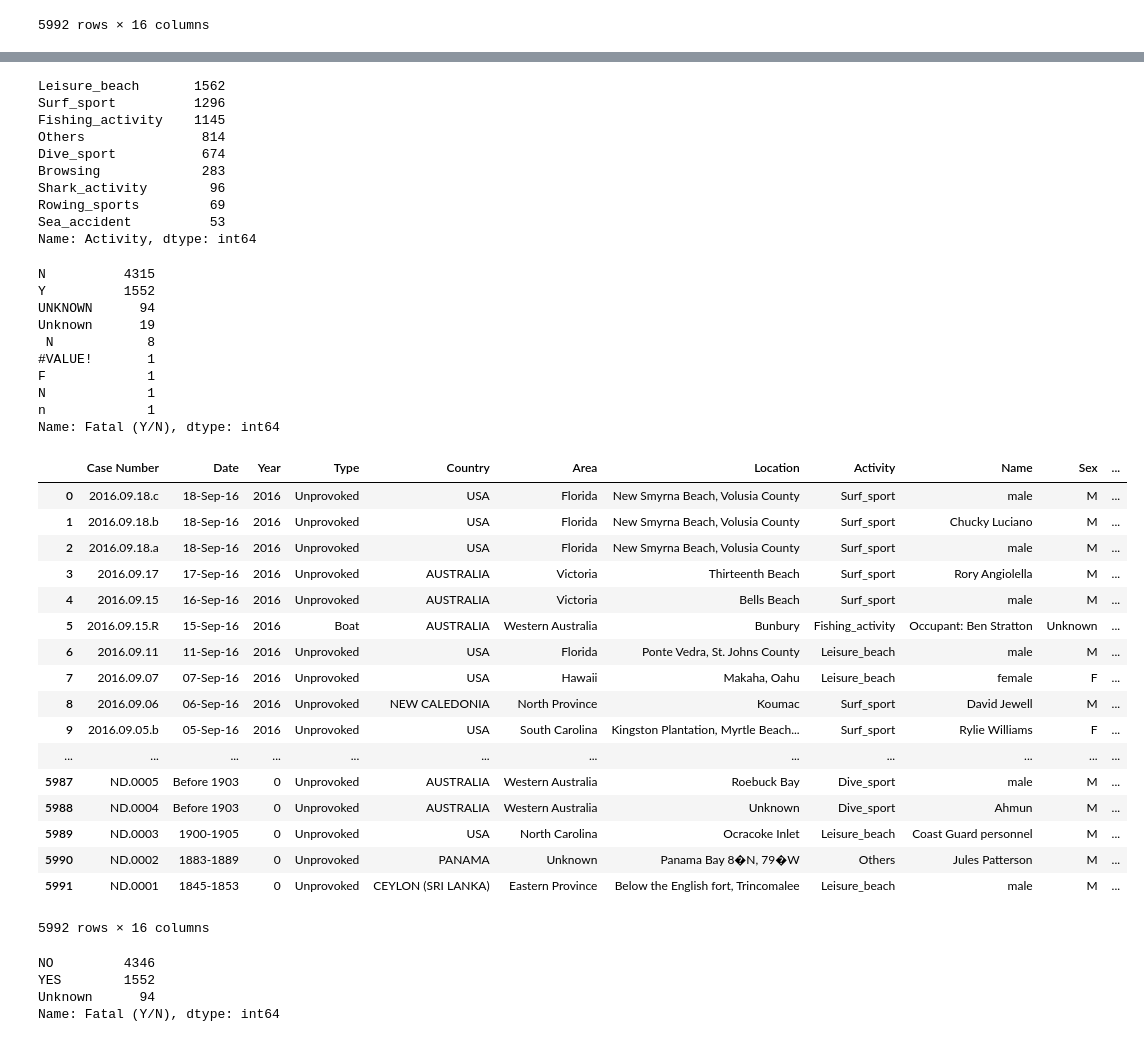
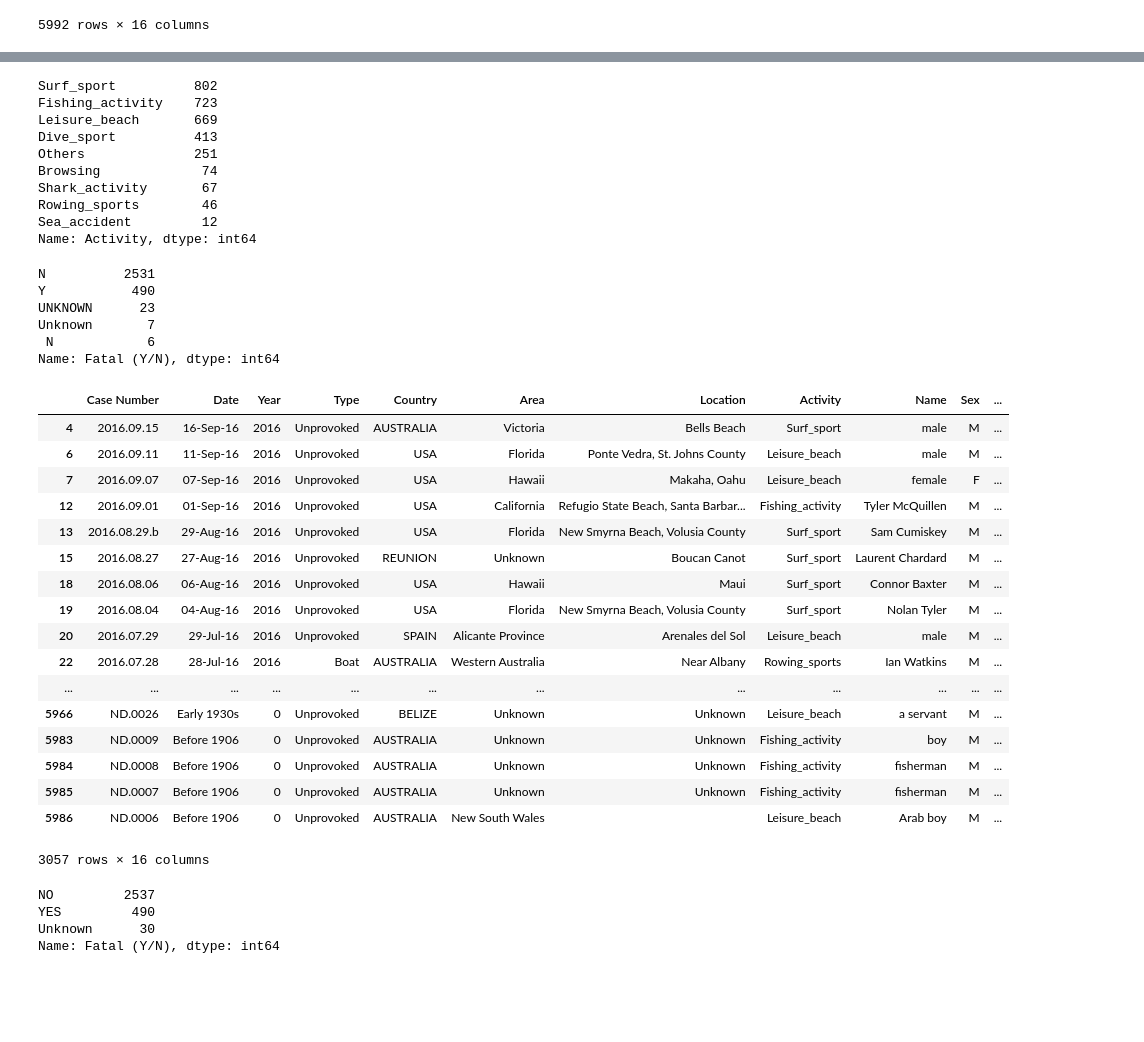
Before and after one commit to ironhack-datalabs/datamad0619, a Jupyter notebook: module-1/pandas-project/your-code/sharks-attack-data-cleaning.ipynb, the cells around one changed output, grey strips where cells are left out. Cells and saved outputs as stored; diff of their text form; code cells hidden in the pictures; blank space fills up the shorter version.

Commit message:
columnas que necesito limias

```diff
--- a/module-1/pandas-project/your-code/sharks-attack-data-cleaning.ipynb
+++ b/module-1/pandas-project/your-code/sharks-attack-data-cleaning.ipynb
@@ -251,7 +251,7 @@ Name: Species , Length: 1538, dtype: int64
 # %%
 #shark_attack_1 = shark_attack_1[shark_attack_1.line_race != 'Unknown']
 
-#shark_attack_1 = shark_attack_1.drop(shark_attack_1[shark_attack_1['Species ']=='Unknown'].index)
+shark_attack_1 = shark_attack_1.drop(shark_attack_1[shark_attack_1['Species ']=='Unknown'].index)
 # %%
 display(shark_attack_1)
 # %% [output]
@@ -321,65 +321,61 @@ display(shark_attack_1)
 # %%
 shark_attack_1["Activity"].value_counts()
 # %% [output]
-Leisure_beach       1562
-Surf_sport          1296
-Fishing_activity    1145
-Others               814
-Dive_sport           674
-Browsing             283
-Shark_activity        96
-Rowing_sports         69
-Sea_accident          53
+Surf_sport          802
+Fishing_activity    723
+Leisure_beach       669
+Dive_sport          413
+Others              251
+Browsing             74
+Shark_activity       67
+Rowing_sports        46
+Sea_accident         12
 Name: Activity, dtype: int64
 # %%
 shark_attack_1["Fatal (Y/N)"].value_counts()
 # %% [output]
-N          4315
-Y          1552
-UNKNOWN      94
-Unknown      19
- N            8
-#VALUE!       1
-F             1
-N             1
-n             1
+N          2531
+Y           490
+UNKNOWN      23
+Unknown       7
+ N            6
 Name: Fatal (Y/N), dtype: int64
 # %%
 def ataques_muerte(x):
     x = str(x)
-    if (re.search('UNKNOWN|Unknown', x)):
+    if (re.search('(UNKNOWN|Unknown)', x)):
         return 'Unknown'
     elif(re.search('\s*[Nn]|[F]\s*', x)):
         return 'NO'
     elif (re.search('\s*[Y]\s*', x)):
         return 'YES'
 
 
 shark_attack_1['Fatal (Y/N)']=shark_attack_1['Fatal (Y/N)'].apply(ataques_muerte)
 display(shark_attack_1)
 # %% [output]
 |  | Case Number | Date | Year | Type | Country | Area | Location | Activity | Name | Sex | ... |
-| 0 | 2016.09.18.c | 18-Sep-16 | 2016 | Unprovoked | USA | Florida | New Smyrna Beach, Volusia County | Surf_sport | male | M | ... |
-| 1 | 2016.09.18.b | 18-Sep-16 | 2016 | Unprovoked | USA | Florida | New Smyrna Beach, Volusia County | Surf_sport | Chucky Luciano | M | ... |
-| 2 | 2016.09.18.a | 18-Sep-16 | 2016 | Unprovoked | USA | Florida | New Smyrna Beach, Volusia County | Surf_sport | male | M | ... |
-| 3 | 2016.09.17 | 17-Sep-16 | 2016 | Unprovoked | AUSTRALIA | Victoria | Thirteenth Beach | Surf_sport | Rory Angiolella | M | ... |
 | 4 | 2016.09.15 | 16-Sep-16 | 2016 | Unprovoked | AUSTRALIA | Victoria | Bells Beach | Surf_sport | male | M | ... |
-| 5 | 2016.09.15.R | 15-Sep-16 | 2016 | Boat | AUSTRALIA | Western Australia | Bunbury | Fishing_activity | Occupant: Ben Stratton | Unknown | ... |
 | 6 | 2016.09.11 | 11-Sep-16 | 2016 | Unprovoked | USA | Florida | Ponte Vedra, St. Johns County | Leisure_beach | male | M | ... |
 | 7 | 2016.09.07 | 07-Sep-16 | 2016 | Unprovoked | USA | Hawaii | Makaha, Oahu | Leisure_beach | female | F | ... |
-| 8 | 2016.09.06 | 06-Sep-16 | 2016 | Unprovoked | NEW CALEDONIA | North Province | Koumac | Surf_sport | David Jewell | M | ... |
-| 9 | 2016.09.05.b | 05-Sep-16 | 2016 | Unprovoked | USA | South Carolina | Kingston Plantation, Myrtle Beach... | Surf_sport | Rylie Williams | F | ... |
+| 12 | 2016.09.01 | 01-Sep-16 | 2016 | Unprovoked | USA | California | Refugio State Beach, Santa Barbar... | Fishing_activity | Tyler McQuillen | M | ... |
+| 13 | 2016.08.29.b | 29-Aug-16 | 2016 | Unprovoked | USA | Florida | New Smyrna Beach, Volusia County | Surf_sport | Sam Cumiskey | M | ... |
+| 15 | 2016.08.27 | 27-Aug-16 | 2016 | Unprovoked | REUNION | Unknown | Boucan Canot | Surf_sport | Laurent Chardard | M | ... |
+| 18 | 2016.08.06 | 06-Aug-16 | 2016 | Unprovoked | USA | Hawaii | Maui | Surf_sport | Connor Baxter | M | ... |
+| 19 | 2016.08.04 | 04-Aug-16 | 2016 | Unprovoked | USA | Florida | New Smyrna Beach, Volusia County | Surf_sport | Nolan Tyler | M | ... |
+| 20 | 2016.07.29 | 29-Jul-16 | 2016 | Unprovoked | SPAIN | Alicante Province | Arenales del Sol | Leisure_beach | male | M | ... |
+| 22 | 2016.07.28 | 28-Jul-16 | 2016 | Boat | AUSTRALIA | Western Australia | Near Albany | Rowing_sports | Ian Watkins | M | ... |
 | ... | ... | ... | ... | ... | ... | ... | ... | ... | ... | ... | ... |
-| 5987 | ND.0005 | Before 1903 | 0 | Unprovoked | AUSTRALIA | Western Australia | Roebuck Bay | Dive_sport | male | M | ... |
-| 5988 | ND.0004 | Before 1903 | 0 | Unprovoked | AUSTRALIA | Western Australia | Unknown | Dive_sport | Ahmun | M | ... |
-| 5989 | ND.0003 | 1900-1905 | 0 | Unprovoked | USA | North Carolina | Ocracoke Inlet | Leisure_beach | Coast Guard personnel | M | ... |
-| 5990 | ND.0002 | 1883-1889 | 0 | Unprovoked | PANAMA | Unknown | Panama Bay 8�N, 79�W | Others | Jules Patterson | M | ... |
-| 5991 | ND.0001 | 1845-1853 | 0 | Unprovoked | CEYLON (SRI LANKA) | Eastern Province | Below the English fort, Trincomalee | Leisure_beach | male | M | ... |
+| 5966 | ND.0026 | Early 1930s | 0 | Unprovoked | BELIZE | Unknown | Unknown | Leisure_beach | a servant | M | ... |
+| 5983 | ND.0009 | Before 1906 | 0 | Unprovoked | AUSTRALIA | Unknown | Unknown | Fishing_activity | boy | M | ... |
+| 5984 | ND.0008 | Before 1906 | 0 | Unprovoked | AUSTRALIA | Unknown | Unknown | Fishing_activity | fisherman | M | ... |
+| 5985 | ND.0007 | Before 1906 | 0 | Unprovoked | AUSTRALIA | Unknown | Unknown | Fishing_activity | fisherman | M | ... |
+| 5986 | ND.0006 | Before 1906 | 0 | Unprovoked | AUSTRALIA | New South Wales |  | Leisure_beach | Arab boy | M | ... |
-5992 rows × 16 columns
+3057 rows × 16 columns
 # %%
 shark_attack_1["Fatal (Y/N)"].value_counts()
 # %% [output]
-NO         4346
-YES        1552
-Unknown      94
+NO         2537
+YES         490
+Unknown      30
 Name: Fatal (Y/N), dtype: int64
```
Also changed, not shown: parts of 12 cells of this notebook, 1 other file.
